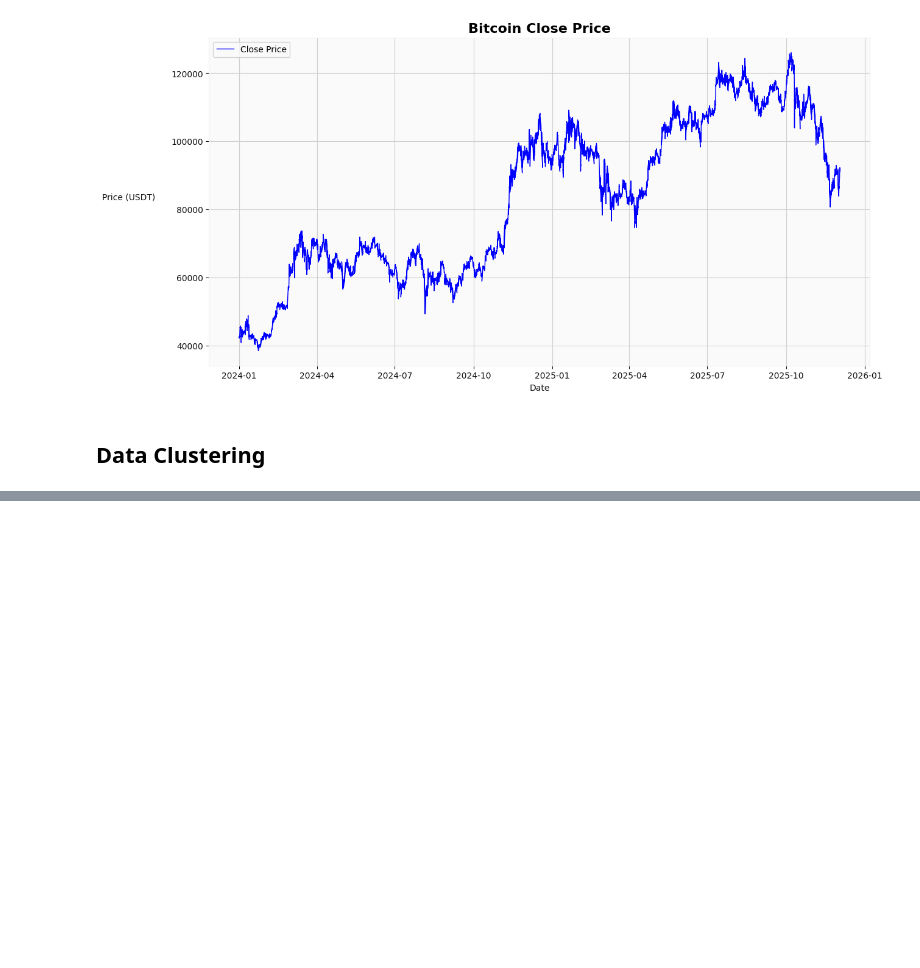
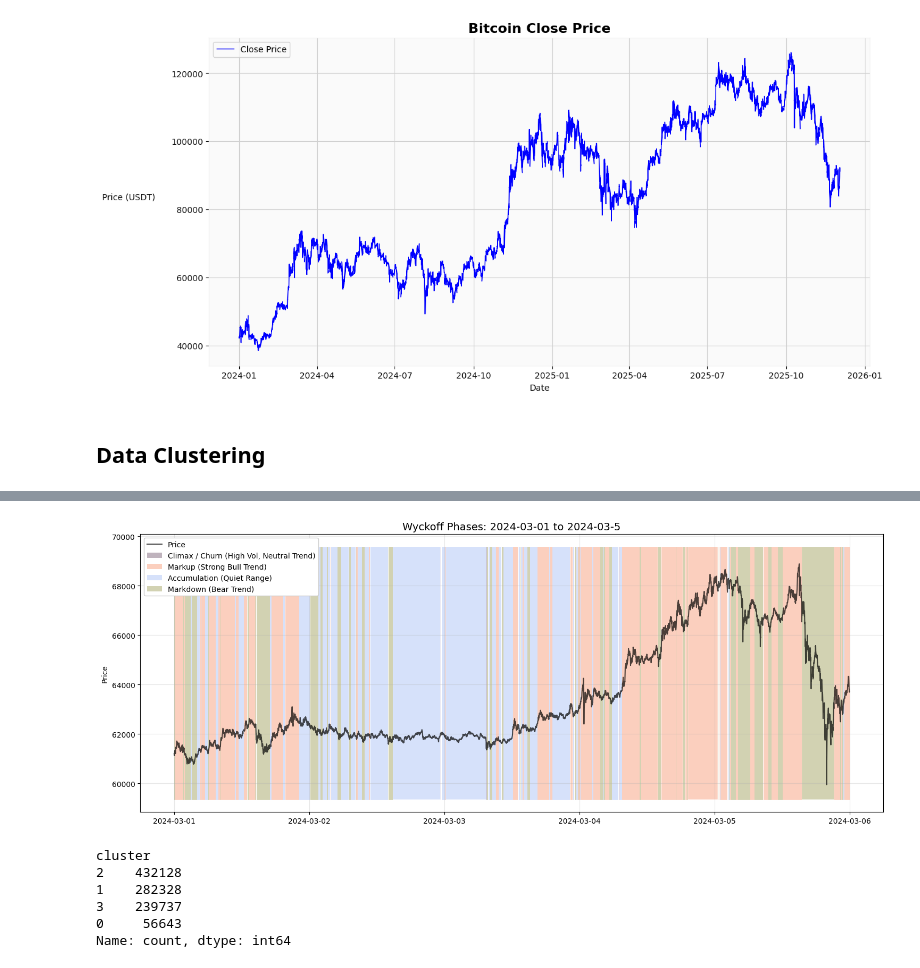
Before and after one commit to Bui-Minh-Quan/Data-Mining-Project, a Jupyter notebook: Notebooks/numerical_data_mining.ipynb, the cells around one changed output, grey strips where cells are left out. Saved outputs shown, nothing was run; the diff lists cells and outputs as text; code cells hidden in the pictures; blank space fills up the shorter version.

```diff
--- a/Notebooks/numerical_data_mining.ipynb
+++ b/Notebooks/numerical_data_mining.ipynb
@@ -764,0 +838,64 @@ Clusters: 4, Cost: 151905.32167350323
+# %%
+import matplotlib.pyplot as plt
+import pandas as pd
+
+def plot_wyckoff_zoom(df_clusters, df_prices, start_date, end_date, smooth_window=10):
+    """
+    Plots Price vs Wyckoff Clusters for a specific time interval.
+    """
+    # 1. Prepare Data Slice
+    subset = df_clusters.loc[start_date:end_date].copy()
+    subset['close'] = df_prices.loc[start_date:end_date, 'close']
+
+    # 2. Apply Smoothing
+    subset['smooth_cluster'] = subset['cluster'].rolling(window=smooth_window).apply(
+        lambda x: pd.Series(x).mode()[0] if not pd.Series(x).mode().empty else x[int(smooth_window/2)],
+        raw=True
+    ).fillna(method='bfill')
+
+    # 3. Define Colors
+    colors = {0: "#2b0527", 1: "#f5632a", 2: "#789cf0", 3: "#6d6b03"}
+    labels = {0: 'Climax / Churn (High Vol, Neutral Trend)', 1: 'Markup (Strong Bull Trend)', 2: 'Accumulation (Quiet Range)', 3: 'Markdown (Bear Trend)'}
+
+    # 4. Plot
+    fig, ax = plt.subplots(figsize=(15, 6))
+
+    # Plot Price Line
+    ax.plot(subset.index, subset['close'], color='black', linewidth=1.5, alpha=0.7, label='Price')
+
+    # Paint Background (Vectorized)
+    for cluster_id, color in colors.items():
+        mask = (subset['smooth_cluster'] == cluster_id)
+        ax.fill_between(
+            subset.index,
+            y1=subset['close'].min() * 0.99, # Dynamic Y-limits for the zoom
+            y2=subset['close'].max() * 1.01,
+            where=mask,
+            color=color, alpha=0.3,
+            linewidth=0, step='mid',
+            label=labels[cluster_id]
+        )
+
+    # Styling
+    ax.set_title(f"Wyckoff Phases: {start_date} to {end_date}", fontsize=14)
+    ax.set_ylabel("Price")
+    ax.legend(loc='upper left', frameon=True, fancybox=True, framealpha=1)
+    ax.grid(True, alpha=0.3)
+
+    plt.tight_layout()
+    plt.show()
+
+
+
+plot_wyckoff_zoom(df_clustering, df_featured, '2024-03-01', '2024-03-5', smooth_window=10)
+# %% [output]
+[figure, added]
+# %%
+df_clustering['cluster'].value_counts()
+# %% [output]
+cluster
+2    432128
+1    282328
+3    239737
+0     56643
+Name: count, dtype: int64
```
Also changed, not shown: parts of 17 cells of this notebook.
